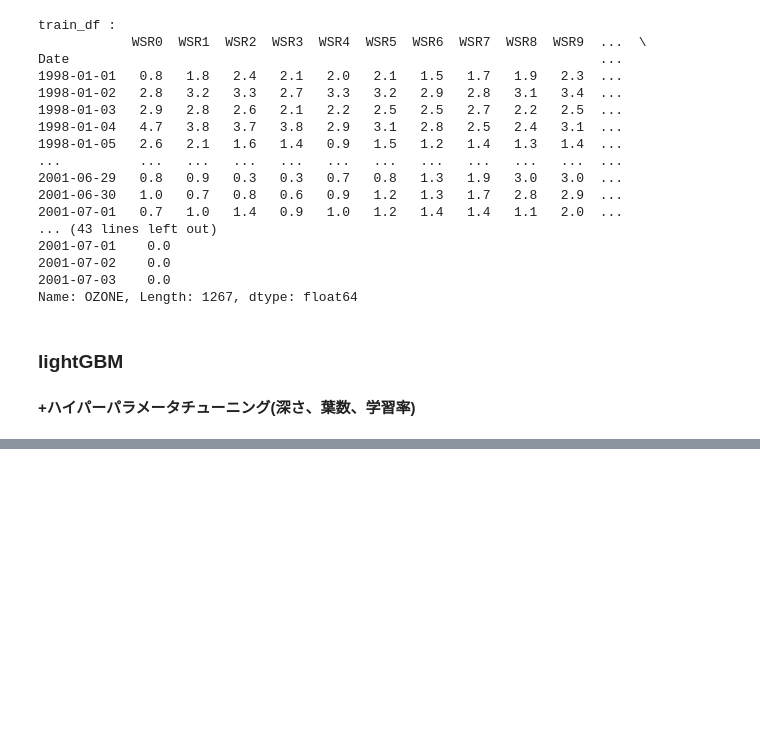
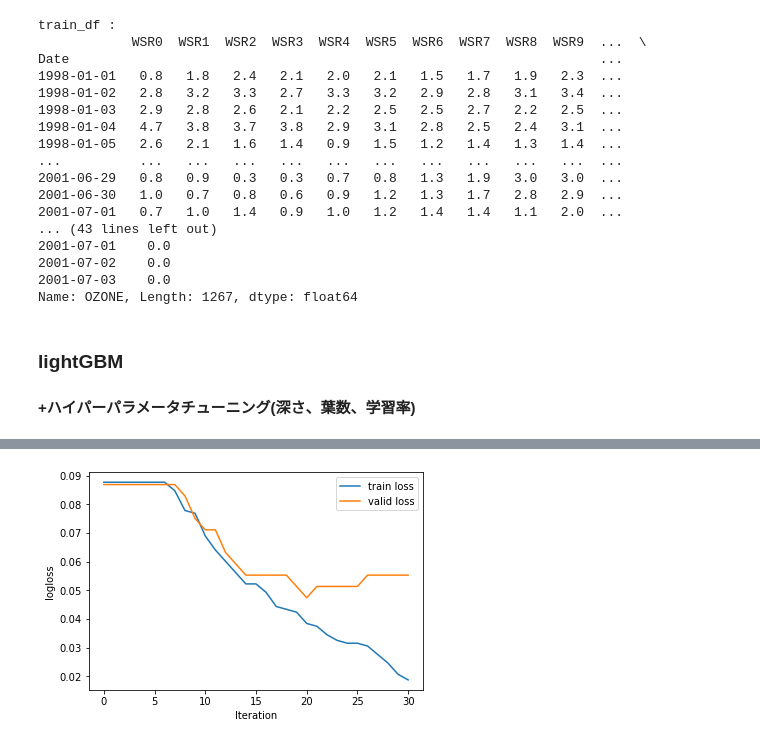
Before and after one commit to sakiiwaki/ozon, a Jupyter notebook: notebooks/ozon_3_lightGBM2.ipynb, the cells around one changed output, grey strips where cells are left out. Saved outputs shown, nothing was run; the diff lists cells and outputs as text; code cells hidden in the pictures; blank space fills up the shorter version.

```diff
--- a/notebooks/ozon_3_lightGBM2.ipynb
+++ b/notebooks/ozon_3_lightGBM2.ipynb
@@ -515,0 +337,17 @@ test_pred.sum : 22
+# %%
+loss_train = lgb_results['Train']['binary_error']
+loss_valid = lgb_results['Valid']['binary_error']
+
+fig = plt.figure()
+ax1 = fig.add_subplot(111)
+
+ax1.set_xlabel('Iteration')
+ax1.set_ylabel('logloss')
+
+ax1.plot(loss_train, label='train loss')
+ax1.plot(loss_valid, label='valid loss')
+
+plt.legend()
+plt.show()
+# %% [output]
+[figure, added]
```
Also changed, not shown: parts of 11 cells of this notebook, 3 other files.
